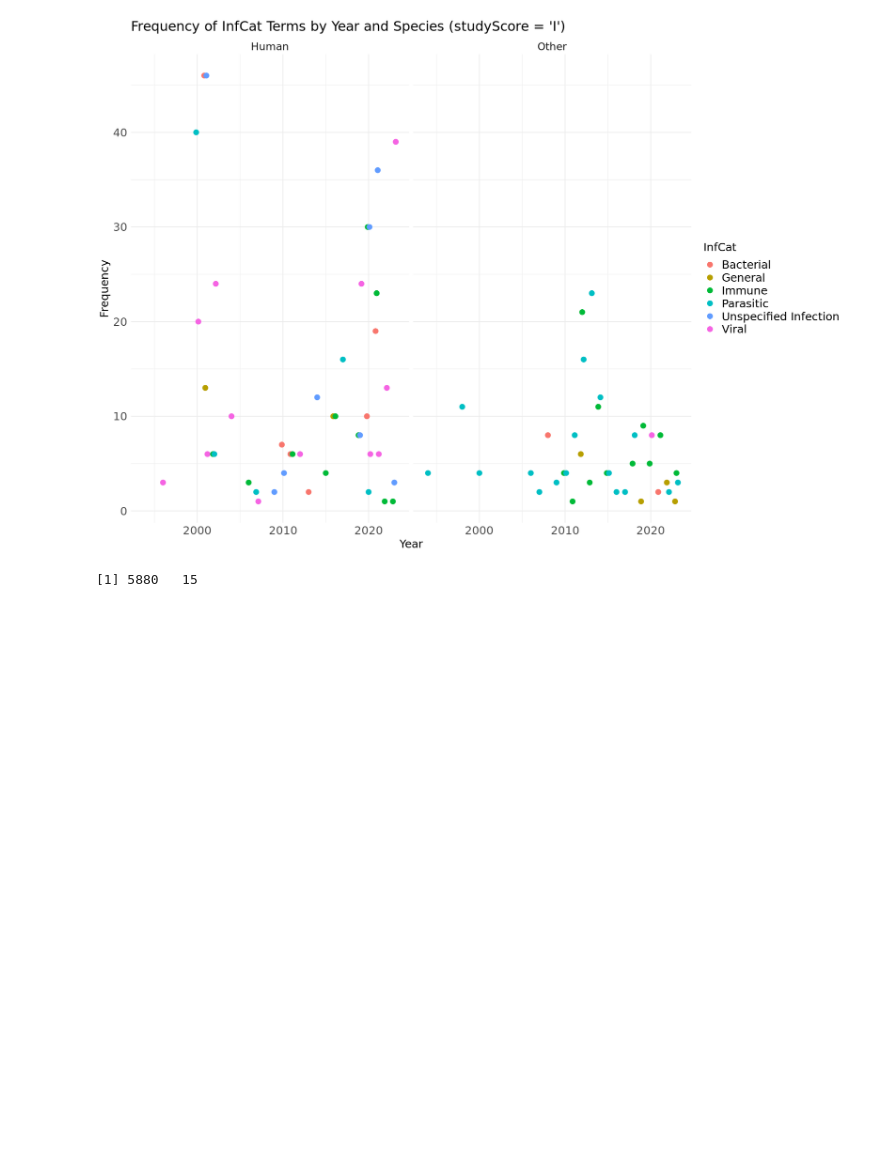
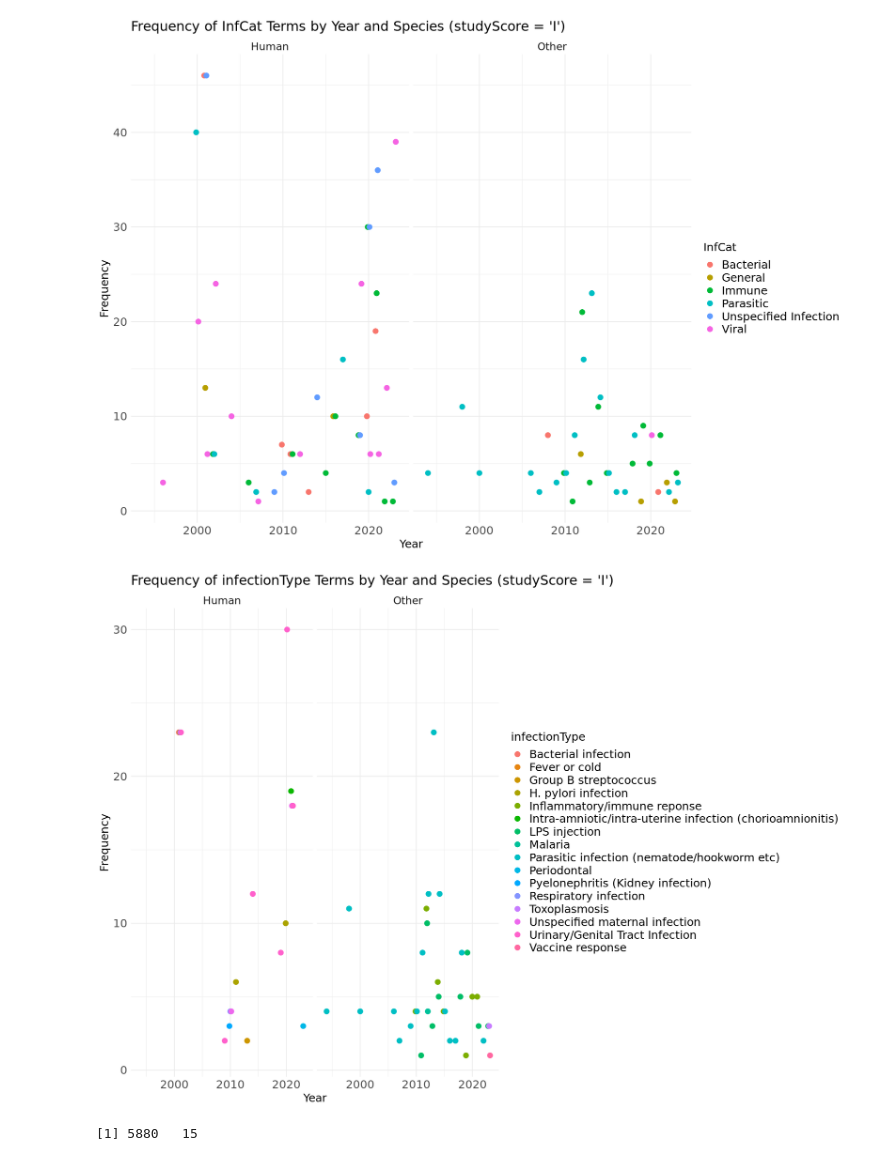
Before and after one commit to alexjvr1/EVE_lab_public, a Jupyter notebook: scoping_review_figs.ipynb, the cells around one changed output. Saved outputs shown, nothing was run; the diff lists cells and outputs as text; code cells hidden in the pictures; blank space fills up the shorter version.

Commit message:
more freq plots for infection

```diff
--- a/scoping_review_figs.ipynb
+++ b/scoping_review_figs.ipynb
@@ -656,6 +656,44 @@ ggplot(infcat_counts_I, aes(x = year, y = count, color = InfCat)) +
 # %% [output]
 [figure]
 [figure]
+# %%
+# What are these high points?
+
+options(repr.plot.width = 14, repr.plot.height = 10)
+
+# Filter for studyScore == "I" and specific InfCat values by speciesCat
+infcat_counts_I <- datMetaNutInfPreg %>%
+  filter(
+    studyScore == "I" &
+    (
+      (speciesCat == "Human" & InfCat %in% c("Unspecified Infection", "Bacterial")) |
+      (speciesCat == "Other" & InfCat %in% c("Parasitic", "Immune"))
+    )
+  ) %>%
+  group_by(year, infectionType, speciesCat) %>%
+  summarise(count = n(), .groups = 'drop')
+
+# Create the dot plot with facets for speciesCat
+ggplot(infcat_counts_I, aes(x = year, y = count, color = infectionType)) +
+  geom_point(size = 3, position = position_dodge(width = 0.5)) +
+  facet_wrap(~ speciesCat) +
+  labs(
+    title = "Frequency of infectionType Terms by Year and Species (studyScore = 'I')",
+    x = "Year",
+    y = "Frequency",
+    color = "infectionType"
+  ) +
+  theme_minimal() +
+  theme(
+    plot.title = element_text(size = 18),
+    axis.title = element_text(size = 15),
+    axis.text = element_text(size = 15),
+    legend.title = element_text(size = 15),
+    legend.text = element_text(size = 15),
+    strip.text = element_text(size = 14)
+  )
+# %% [output]
+[figure, added]
 # %%
 # Pregnancy Terms
 # %%
```
